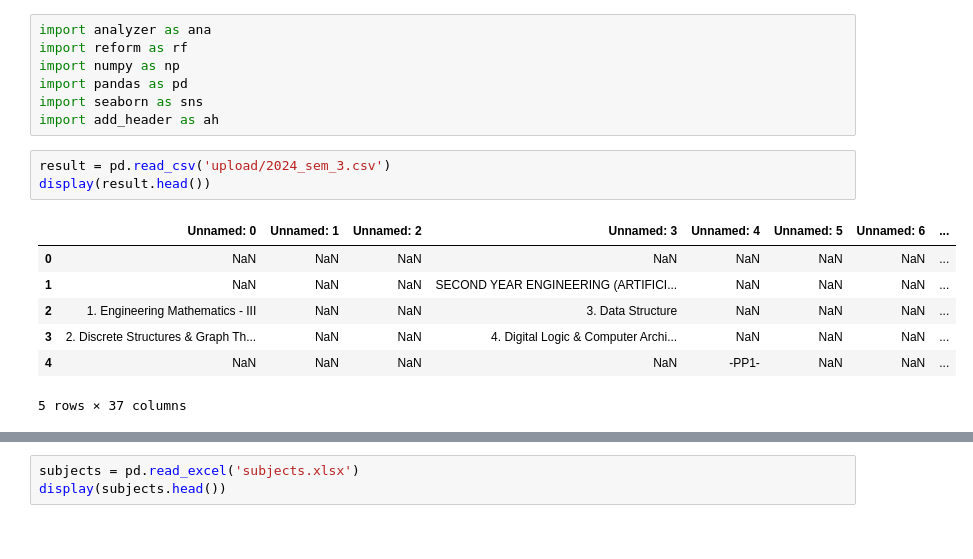
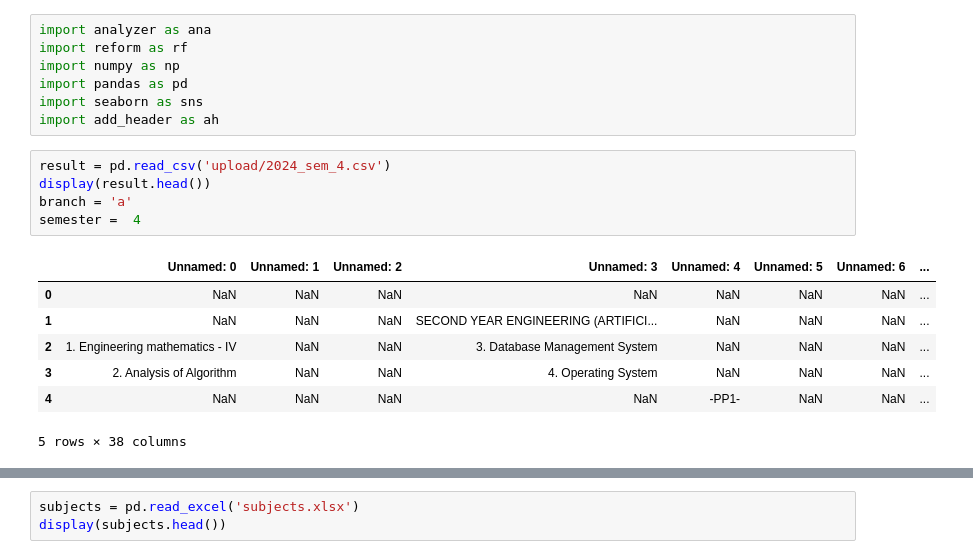
Before and after one commit to panzzzzz-er/new-result-analyzer, a Jupyter notebook: test.ipynb, the cells around one changed output, grey strips where cells are left out. Cells and saved outputs as stored; diff of their text form.

```diff
--- a/test.ipynb
+++ b/test.ipynb
@@ -6,14 +6,16 @@ import pandas as pd
 import seaborn as sns
 import add_header as ah
 # %%
-result = pd.read_csv('upload/2024_sem_3.csv')
+result = pd.read_csv('upload/2024_sem_4.csv')
 display(result.head())
+branch = 'a'
+semester =  4
 # %% [output]
 |  | Unnamed: 0 | Unnamed: 1 | Unnamed: 2 | Unnamed: 3 | Unnamed: 4 | Unnamed: 5 | Unnamed: 6 | ... |
 | 0 | NaN | NaN | NaN | NaN | NaN | NaN | NaN | ... |
 | 1 | NaN | NaN | NaN | SECOND YEAR ENGINEERING (ARTIFICI... | NaN | NaN | NaN | ... |
-| 2 | 1. Engineering Mathematics - III | NaN | NaN | 3. Data Structure | NaN | NaN | NaN | ... |
-| 3 | 2. Discrete Structures & Graph Th... | NaN | NaN | 4. Digital Logic & Computer Archi... | NaN | NaN | NaN | ... |
+| 2 | 1. Engineering mathematics - IV | NaN | NaN | 3. Database Management System | NaN | NaN | NaN | ... |
+| 3 | 2. Analysis of Algorithm | NaN | NaN | 4. Operating System | NaN | NaN | NaN | ... |
 | 4 | NaN | NaN | NaN | NaN | -PP1- | NaN | NaN | ... |
-5 rows × 37 columns
+5 rows × 38 columns
 # %%
```
Also changed, not shown: parts of 14 cells of this notebook, 1 other file.
